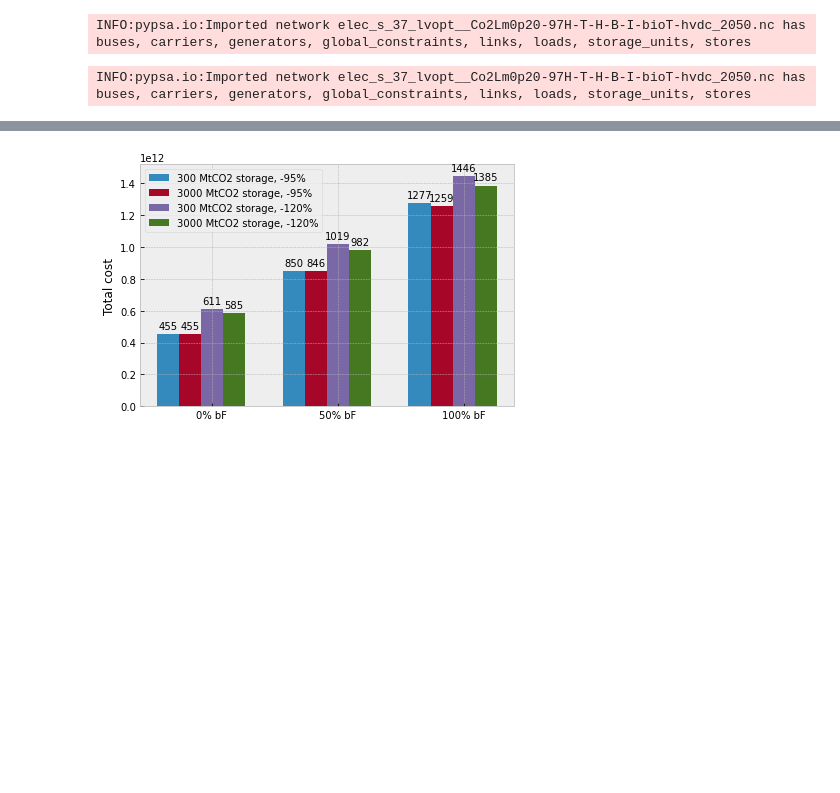
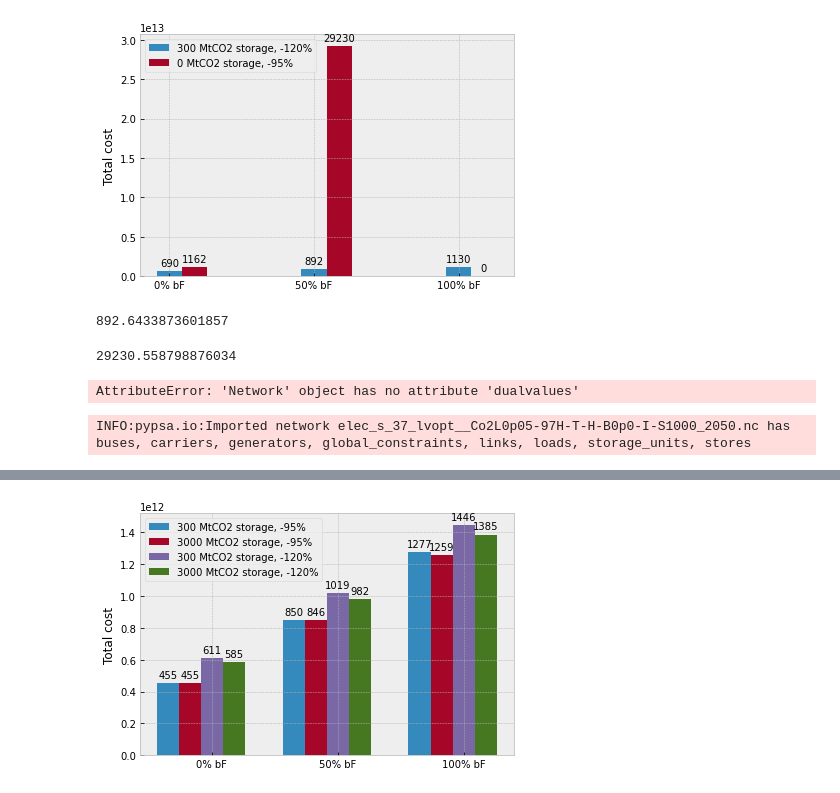
Before and after one commit to humpage/pypsa-eur-sec, a Jupyter notebook: multiPlot1.ipynb, the cells around one changed output, grey strips where cells are left out. Saved outputs shown, nothing was run; the diff lists cells and outputs as text; code cells hidden in the pictures; blank space fills up the shorter version.

```diff
--- a/multiPlot1.ipynb
+++ b/multiPlot1.ipynb
@@ -5,3 +5,12 @@ import matplotlib.pyplot as plt
 plt.style.use("bmh")
 %matplotlib inline
 import numpy as np
+# %%
+nB00S0 = pypsa.Network("results/hiB/postnetworks/elec_s_37_lvopt__Co2L0p05-97H-T-H-B0p0-I-S0_2050.nc")
+nB05S0 = pypsa.Network("results/hiB/postnetworks/elec_s_37_lvopt__Co2L0p05-97H-T-H-B0p5-I-S0_2050.nc")
+
+nB00S300 = pypsa.Network("results/hiB/postnetworks/elec_s_37_lvopt__Co2L0p05-97H-T-H-B0p0-I-S300_2050.nc")
+nB05S300 = pypsa.Network("results/hiB/postnetworks/elec_s_37_lvopt__Co2L0p05-97H-T-H-B0p5-I-S300_2050.nc")
+nB10S300 = pypsa.Network("results/hiB/postnetworks/elec_s_37_lvopt__Co2L0p05-97H-T-H-B1p0-I-S300_2050.nc")
+
+#nS300 = pypsa.Network("results/hiB/postnetworks/elec_s_37_lvopt__Co2L0p05-97H-T-H-I-S1000_2050.nc")
@@ -8,8 +23,62 @@ import numpy as np
+# %%
+labels = ['0% bF','50% bF','100% bF']
+
+costs1 = [nB00S0.objective,nB05S0.objective,0]#,nB10S0.objective]
+costs2 = [nB00S300.objective,nB05S300.objective,nB10S300.objective]
+#costs3 = [nS0.objective,0,0]
+#costs2 = [n1_2_min20.objective,n2_2_min20.objective,n3_2_min20.objective]
+#costs3 = [n1_1_05.objective,n2_1_05.objective,n3_1_05.objective]
+#costs4 = [n1_2_05.objective,n2_2_05.objective,n3_2_05.objective]
+x = np.arange(len(costs1))  # the label locations
+width = 0.35  # the width of the bars
+
+#plt.bar(x,costs,width)#,2,n2.objective,3,n3.objective) #billion EUR p.a.
+fig, ax = plt.subplots()
+#rects1 = ax.bar(x - width, costs4, width/2, label='300 MtCO2 storage, -95%')
+#rects2 = ax.bar(x - width/2, costs3, width/2, label='3000 MtCO2 storage, -95%')
+rects3 = ax.bar(x, costs2, width/2, label='300 MtCO2 storage, -120%')
+rects4 = ax.bar(x + width/2, costs1, width/2, label='0 MtCO2 storage, -95%')
+
+# Add some text for labels, title and custom x-axis tick labels, etc.
+ax.set_ylabel('Total cost')
+#ax.set_title('Scores by group and gender')
+ax.set_xticks(x)
+ax.set_xticklabels(labels)
+ax.legend()
+
+
+def autolabel(rects):
+    """Attach a text label above each bar in *rects*, displaying its height."""
+    for rect in rects:
+        height = int(rect.get_height() / 1e9)
+        ax.annotate('{}'.format(height),
+                    xy=(rect.get_x() + rect.get_width() / 2, height*1e9),
+                    xytext=(0, 3),  # 3 points vertical offset
+                    textcoords="offset points",
+                    ha='center', va='bottom')
+
+
+#autolabel(rects1)
+#autolabel(rects2)
+autolabel(rects3)
+autolabel(rects4)
+
+fig.tight_layout()
+# %% [output]
+[figure, added]
+# %%
+nB05S300.objective / 1e9
+# %% [output]
+892.6433873601857
+# %%
+nB05S0.objective / 1e9
+# %% [output]
+29230.558798876034
+# %%
+pypsa.linopt.get_dual(nB05S300,'GlobalConstraint')
+# %% [output]
+AttributeError: 'Network' object has no attribute 'dualvalues'
 # %%
-n3 = pypsa.Network("results/highBiomass1bio-S/postnetworks/elec_s_37_lvopt__Co2Lm0p20-97H-T-H-B-I-bioT-hvdc_2050.nc")
+nB00S1000 = pypsa.Network("results/hiB4/postnetworks/elec_s_37_lvopt__Co2L0p05-97H-T-H-B0p0-I-S1000_2050.nc")
 # %% [output]
-INFO:pypsa.io:Imported network elec_s_37_lvopt__Co2Lm0p20-97H-T-H-B-I-bioT-hvdc_2050.nc has buses, carriers, generators, global_constraints, links, loads, storage_units, stores
+INFO:pypsa.io:Imported network elec_s_37_lvopt__Co2L0p05-97H-T-H-B0p0-I-S1000_2050.nc has buses, carriers, generators, global_constraints, links, loads, storage_units, stores
-# %%
-n1 = pypsa.Network("results/highBiomass0bio-S/postnetworks/elec_s_37_lvopt__Co2Lm0p20-97H-T-H-B-I-bioT-hvdc_2050.nc")
-# %% [output]
-INFO:pypsa.io:Imported network elec_s_37_lvopt__Co2Lm0p20-97H-T-H-B-I-bioT-hvdc_2050.nc has buses, carriers, generators, global_constraints, links, loads, storage_units, stores
```
Also changed, not shown: parts of 10 cells of this notebook, 3 other files.
